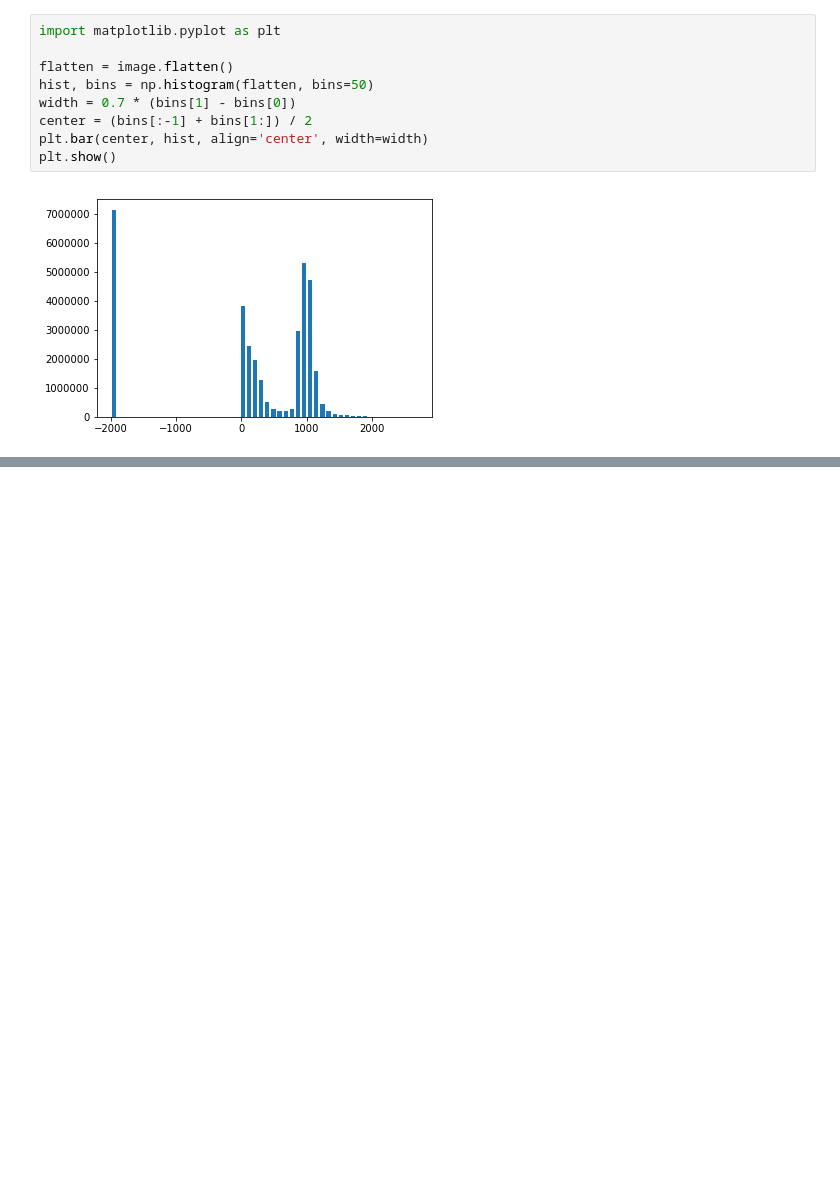
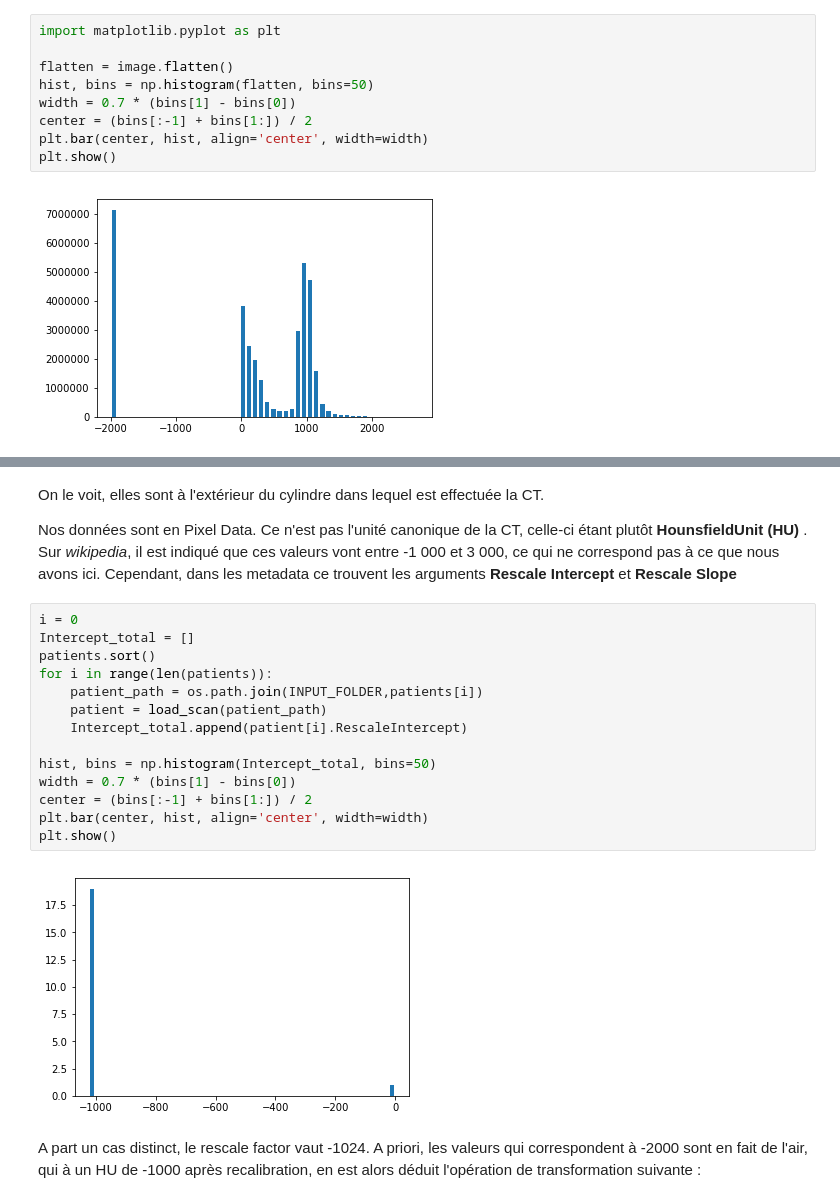
Before and after one commit to lucsoret/CEI, a Jupyter notebook: Python/Notebook/pre_processing.ipynb, the cells around one changed output, grey strips where cells are left out. Saved outputs shown, nothing was run; the diff lists cells and outputs as text; blank space fills up the shorter version.

```diff
--- a/Python/Notebook/pre_processing.ipynb
+++ b/Python/Notebook/pre_processing.ipynb
@@ -78 +110,24 @@ Nos données sont en Pixel Data. Ce n'est pas l'unité canonique de la CT, celle
+# %% [markdown]
+On le voit, elles sont à l'extérieur du cylindre dans lequel est effectuée la CT.
+
+
+Nos données sont en Pixel Data. Ce n'est pas l'unité canonique de la CT, celle-ci étant plutôt __HounsfieldUnit (HU)__ . Sur _wikipedia_, il est indiqué que ces valeurs vont entre -1 000 et 3 000, ce qui ne correspond pas à ce que nous avons ici. Cependant, dans les metadata ce trouvent les arguments __Rescale Intercept__ et __Rescale Slope__
+# %%
+i = 0
+Intercept_total = []
+patients.sort()
+for i in range(len(patients)):
+    patient_path = os.path.join(INPUT_FOLDER,patients[i])
+    patient = load_scan(patient_path)
+    Intercept_total.append(patient[i].RescaleIntercept)
+
+hist, bins = np.histogram(Intercept_total, bins=50)
+width = 0.7 * (bins[1] - bins[0])
+center = (bins[:-1] + bins[1:]) / 2
+plt.bar(center, hist, align='center', width=width)
+plt.show()
+# %% [output]
+[figure, added]
+# %% [markdown]
+A part un cas distinct, le rescale factor vaut -1024. A priori, les valeurs qui correspondent à -2000 sont en fait de l'air, qui à un HU de -1000 après recalibration, en est alors déduit l'opération de transformation suivante :
 # %%
```
Also changed, not shown: parts of 10 cells of this notebook.
